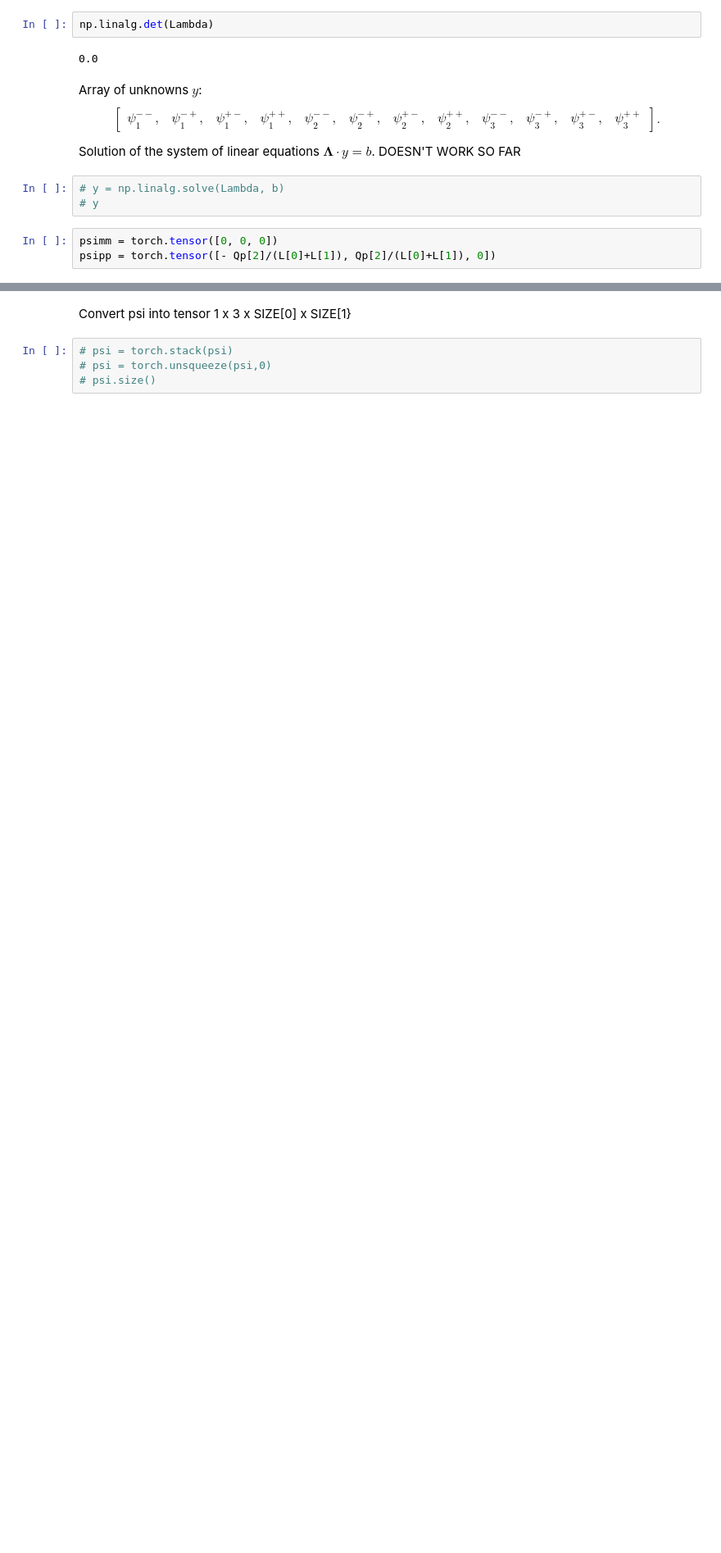
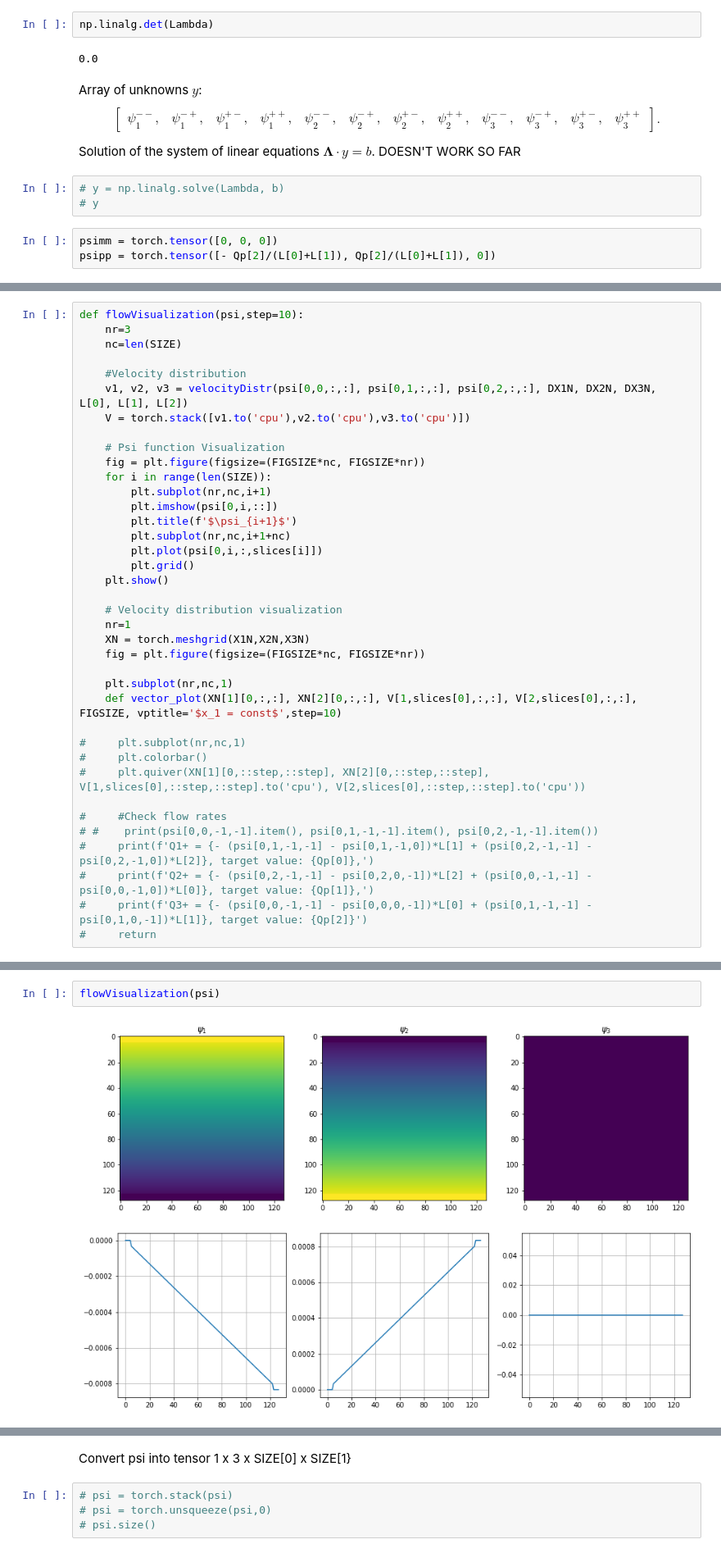
Before and after one commit to litvinenkonikita/Physics_based_ML, a Jupyter notebook: Baseline_3D_pipe.ipynb, the cells around one changed output, grey strips where cells are left out. Shown at 82% size. Saved outputs shown, nothing was run; the diff lists cells and outputs as text; blank space fills up the shorter version.

```diff
--- a/Baseline_3D_pipe.ipynb
+++ b/Baseline_3D_pipe.ipynb
@@ -867,0 +866,38 @@ Q3+ = 2.0000001313746907e-05
+# %%
+def flowVisualization(psi,step=10):
+    nr=3
+    nc=len(SIZE)
+
+    #Velocity distribution
+    v1, v2, v3 = velocityDistr(psi[0,0,:,:], psi[0,1,:,:], psi[0,2,:,:], DX1N, DX2N, DX3N, L[0], L[1], L[2])
+    V = torch.stack([v1.to('cpu'),v2.to('cpu'),v3.to('cpu')])
+
+    # Psi function Visualization
+    fig = plt.figure(figsize=(FIGSIZE*nc, FIGSIZE*nr))
+    for i in range(len(SIZE)):
+        plt.subplot(nr,nc,i+1)
+        plt.imshow(psi[0,i,::])
+        plt.title(f'$\psi_{i+1}$')
+        plt.subplot(nr,nc,i+1+nc)
+        plt.plot(psi[0,i,:,slices[i]])
+        plt.grid()
+    plt.show()
+
+    # Velocity distribution visualization
+    nr=1
+    XN = torch.meshgrid(X1N,X2N,X3N)
+    fig = plt.figure(figsize=(FIGSIZE*nc, FIGSIZE*nr))
+
+    plt.subplot(nr,nc,1)
+    def vector_plot(XN[1][0,:,:], XN[2][0,:,:], V[1,slices[0],:,:], V[2,slices[0],:,:], FIGSIZE, vptitle='$x_1 = const$',step=10)
+
+#     plt.subplot(nr,nc,1)
+#     plt.colorbar()
+#     plt.quiver(XN[1][0,::step,::step], XN[2][0,::step,::step], V[1,slices[0],::step,::step].to('cpu'), V[2,slices[0],::step,::step].to('cpu'))
+
+#     #Check flow rates
+# #    print(psi[0,0,-1,-1].item(), psi[0,1,-1,-1].item(), psi[0,2,-1,-1].item())
+#     print(f'Q1+ = {- (psi[0,1,-1,-1] - psi[0,1,-1,0])*L[1] + (psi[0,2,-1,-1] - psi[0,2,-1,0])*L[2]}, target value: {Qp[0]},')
+#     print(f'Q2+ = {- (psi[0,2,-1,-1] - psi[0,2,0,-1])*L[2] + (psi[0,0,-1,-1] - psi[0,0,-1,0])*L[0]}, target value: {Qp[1]},')
+#     print(f'Q3+ = {- (psi[0,0,-1,-1] - psi[0,0,0,-1])*L[0] + (psi[0,1,-1,-1] - psi[0,1,0,-1])*L[1]}, target value: {Qp[2]}')
+#     return
@@ -867,0 +906,4 @@ Q3+ = 2.0000001313746907e-05
+# %%
+flowVisualization(psi)
+# %% [output]
+[figure, added]
```
Also changed, not shown: parts of 31 cells of this notebook.
